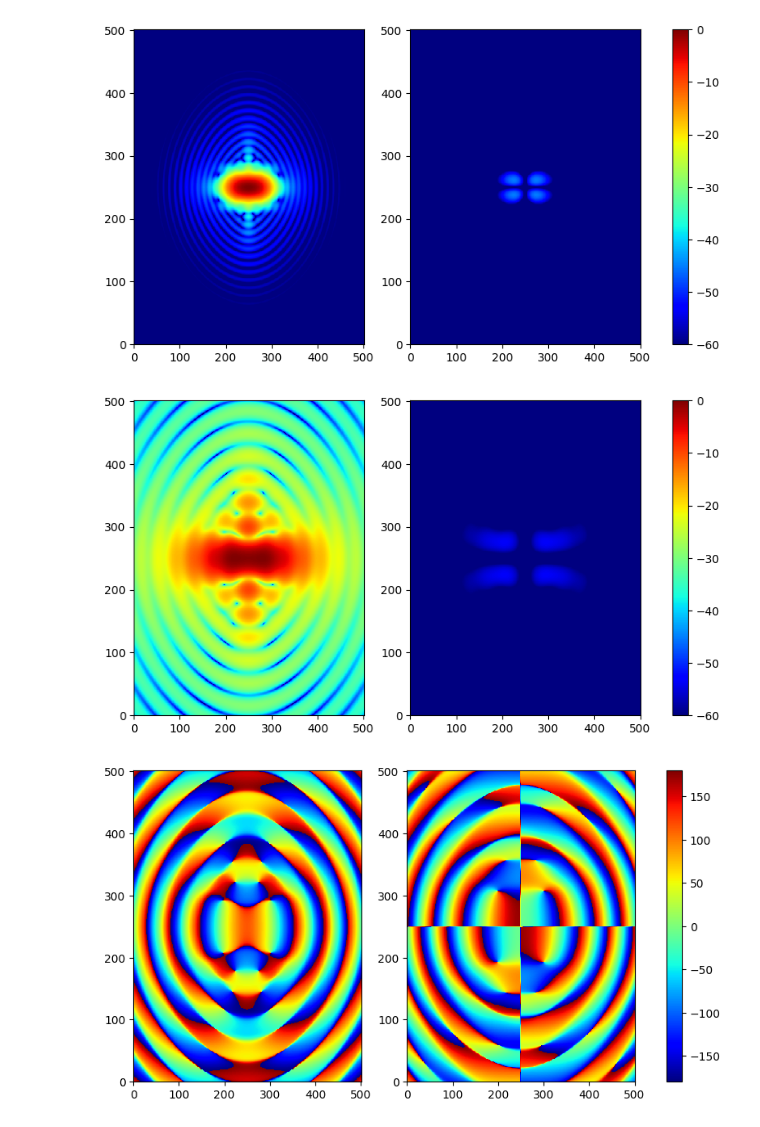
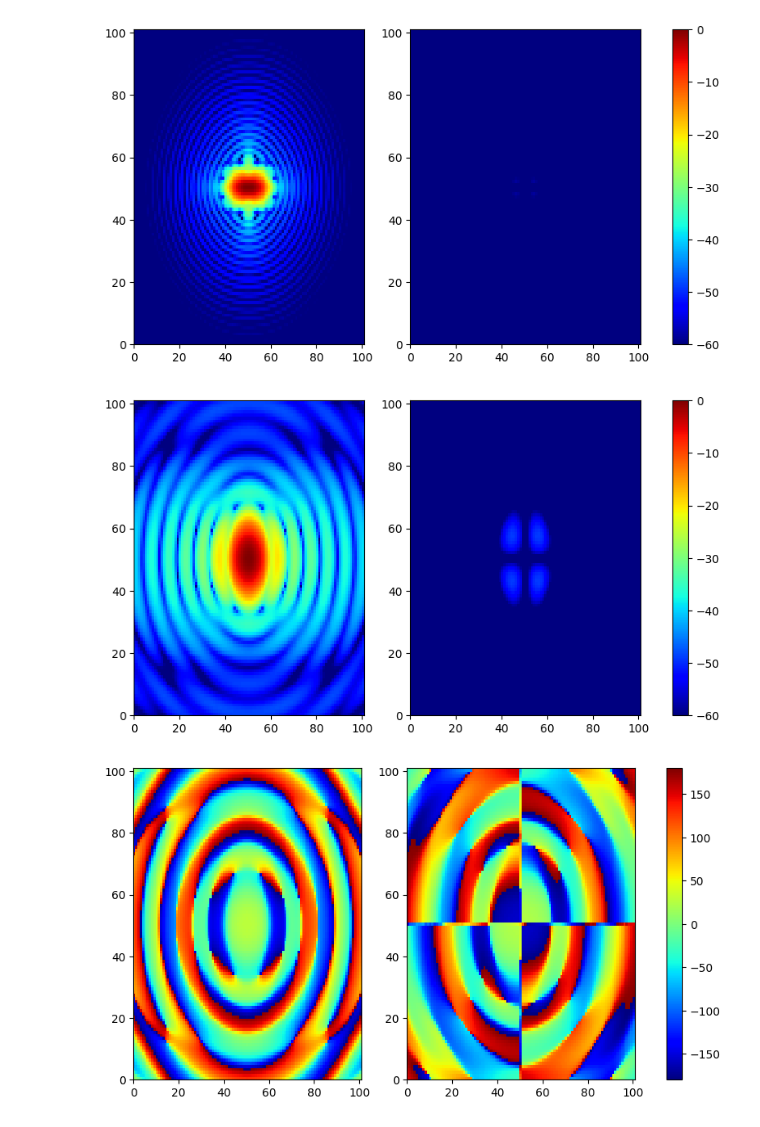
Before and after one commit to XiaodongRencologne/hypo, a Jupyter notebook: examples/Biconic_lens_HDPE.ipynb, the cells around one changed output. Saved outputs shown, nothing was run; the diff lists cells and outputs as text; code cells hidden in the pictures.

```diff
--- a/examples/Biconic_lens_HDPE.ipynb
+++ b/examples/Biconic_lens_HDPE.ipynb
@@ -21,7 +21,7 @@ outputdatafolder = 'Data/biconic3/'
 coord_ref = coord_sys()
 coord_feed = coord_sys(ref_coord = coord_ref)
 coord_Lens1 = coord_sys(origin = [0,0,100], ref_coord= coord_ref)
-coord_Lens2 = coord_sys(origin = [0,0,363], ref_coord= coord_ref)
-coord_out = coord_sys(origin = [0,0,531.5], ref_coord =coord_ref)
+coord_Lens2 = coord_sys(origin = [0,0,383], ref_coord= coord_ref)
+coord_out = coord_sys(origin = [0,0,383 + 180], ref_coord =coord_ref)
 # %%
 '''2. Define lens two surfaces'''
@@ -82,13 +84,13 @@ Feed = GaussiBeam(Edge_taper, Edge_angle, freq, coord_feed,polarization='x')
 
 Beammap = Spherical_grd(coord_ref,
                         0,0,0.8,0.8,
-                        501,501,
+                        101,101,
                         Type = 'uv',
                         far_near = 'far' )
 
 OutputBeam = plane_grd(coord_out,
                         0,0,50,50,
-                        501,501)
+                        101,101)
 # %%
 ''' Start PO anlaysis'''
 
@@ -127,25 +133,25 @@ Batch size: 5
 fig, ax = plt.subplots(1, 2, figsize = (10,5))
 Max = np.abs(Beammap.E.x).max()
 vmin = -60
-p0 = ax[0].pcolor(np.log10(np.abs(Beammap.E.x.reshape(501,-1))/Max)*20,cmap = 'jet',vmax= 0, vmin = vmin)
-p1 = ax[1].pcolor(np.log10(np.abs(Beammap.E.y.reshape(501,-1))/Max)*20,cmap = 'jet',vmax= 0, vmin = vmin)
+p0 = ax[0].pcolor(np.log10(np.abs(Beammap.E.x.reshape(101,-1))/Max)*20,cmap = 'jet',vmax= 0, vmin = vmin)
+p1 = ax[1].pcolor(np.log10(np.abs(Beammap.E.y.reshape(101,-1))/Max)*20,cmap = 'jet',vmax= 0, vmin = vmin)
 cbar = fig.colorbar(p0,ax = ax.ravel())
 # %% [output]
-[figure, old version]
+[figure, new version]
 # %%
 fig, ax = plt.subplots(1, 2, figsize = (10,5))
 Max = np.abs(OutputBeam.E.x).max()
 vmin = -60
-p0 = ax[0].pcolor(np.log10(np.abs(OutputBeam.E.x.reshape(501,-1))/Max)*20,cmap = 'jet',vmax= 0, vmin = vmin)
-p1 = ax[1].pcolor(np.log10(np.abs(OutputBeam.E.y.reshape(501,-1))/Max)*20,cmap = 'jet',vmax= 0, vmin = vmin)
+p0 = ax[0].pcolor(np.log10(np.abs(OutputBeam.E.x.reshape(101,-1))/Max)*20,cmap = 'jet',vmax= 0, vmin = vmin)
+p1 = ax[1].pcolor(np.log10(np.abs(OutputBeam.E.y.reshape(101,-1))/Max)*20,cmap = 'jet',vmax= 0, vmin = vmin)
 cbar = fig.colorbar(p0,ax = ax.ravel())
 # %% [output]
-[figure, old version]
+[figure, new version]
 # %%
 fig, ax = plt.subplots(1, 2, figsize = (10,5))
 Max = np.abs(OutputBeam.E.x).max()
-p0 = ax[0].pcolor(np.angle(OutputBeam.E.x.reshape(501,-1))*180/np.pi,cmap = 'jet',vmax= 180, vmin = -180)
-p1 = ax[1].pcolor(np.angle(OutputBeam.E.y.reshape(501,-1))*180/np.pi,cmap = 'jet',vmax= 180, vmin = -180)
+p0 = ax[0].pcolor(np.angle(OutputBeam.E.x.reshape(101,-1))*180/np.pi,cmap = 'jet',vmax= 180, vmin = -180)
+p1 = ax[1].pcolor(np.angle(OutputBeam.E.y.reshape(101,-1))*180/np.pi,cmap = 'jet',vmax= 180, vmin = -180)
 cbar = fig.colorbar(p0,ax = ax.ravel())
 # %% [output]
-[figure, old version]
+[figure, new version]
```
Also changed, not shown: parts of 9 cells of this notebook, 7 other files.
